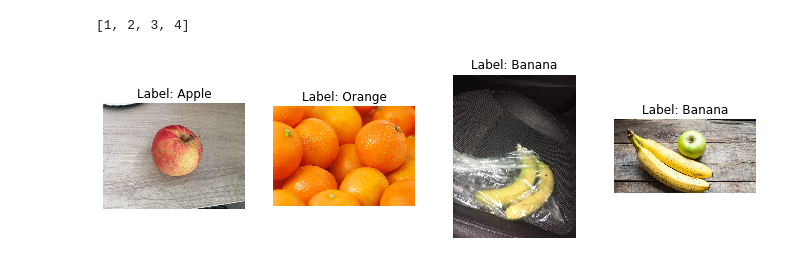
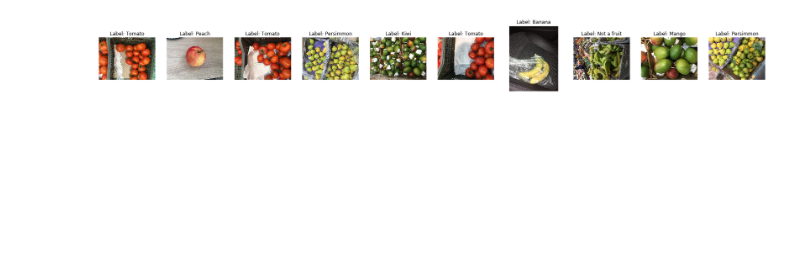
Before and after one commit to Wassapi/Fruits_project, a Jupyter notebook: Demo.ipynb, the cells around one changed output. Cells and saved outputs as stored; diff of their text form; code cells hidden in the pictures; blank space fills up the shorter version.

```diff
--- a/Demo.ipynb
+++ b/Demo.ipynb
@@ -17,12 +15,8 @@ from utils import visualize_samples, predicting_fruit
 device = torch.device("cuda:0")
-# %%
-testi = [1, 2, 3, 4]
-print([testi[i] for i in range(len(testi))])
-# %% [output]
-[1, 2, 3, 4]
 # %%
-load_folder = "demonstration/"
+load_folder = "demonstration/"   # Из этой папки будут загружаться изображения для примера.
 
-Fruit_list = {0:'Apple',1:'Banana',2:'Carambola',3:'Guava',
-              4:'Kiwi',5:'Mango',6:'Muskmelon',7:'Orange',8:'Peach',
-              9:'Pear',10:'Persimmon',11:'Pitaya',12:'Plumу',13:'Pomegranet',14:'Tomato', 15: ' Not a fruit'}
+fruit_list = {0:'Apple', 1:'Banana', 2:'Carambola', 3:'Guava',
+              4:'Kiwi', 5:'Mango', 6:'Muskmelon', 7:'Orange', 8:'Peach',
+              9:'Pear', 10:'Persimmon', 11:'Pitaya', 12:'Plumу',
+              13:'Pomegranet', 14:'Tomato', 15:'Not a fruit'}   # Словарь со всеми значениями классов.
@@ -41,10 +23,11 @@ load_loader = torch.utils.data.DataLoader(load_dataset, batch_size=1)
 # %%
-model = models.resnet152(pretrained=False)
+model = models.resnet18(pretrained=False)
 num_ftrs = model.fc.in_features
 model.fc = nn.Linear(num_ftrs, 16)
-model.load_state_dict(torch.load('model_saved.sh'))
+model.load_state_dict(torch.load('model_resnet18_comp.sh'))  #Загружаем сохраненные веса натренированной модели.
 model = model.to(device)
-# %%
-prediction = predicting_fruit(model, folder = '/demostration', title_list = Fruit_list)
-# %% [output]
-[figure, removed]
+# %%
+# Выводим изображения с предсказанными моделью классами.
+prediction = predicting_fruit(model, folder=load_folder, title_list=fruit_list)
+# %% [output]
+[figure, added]
```
Also changed, not shown: parts of 2 cells of this notebook, 36 other files.
